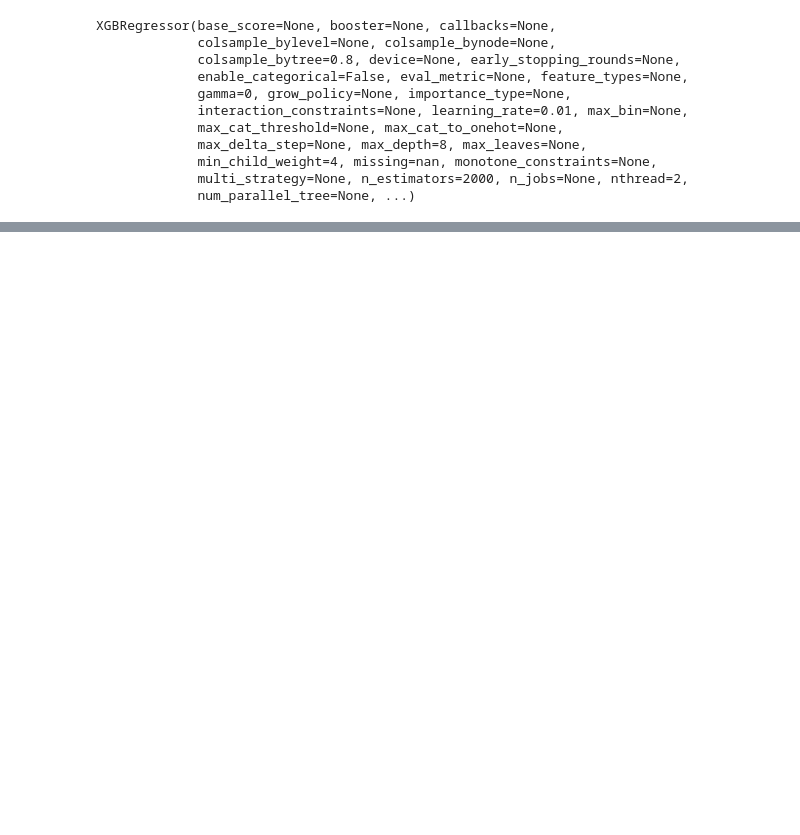
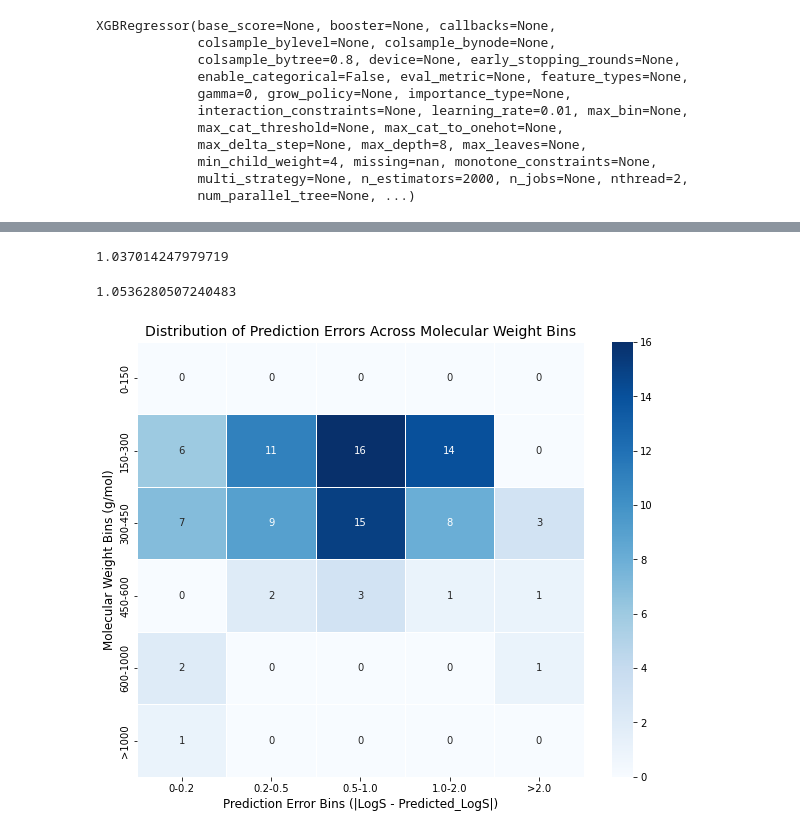
Before and after one commit to ComPlat/water-solubility-prediction, a Jupyter notebook: Notebook/JCIM_test.ipynb, the cells around one changed output, grey strips where cells are left out. Cells and saved outputs as stored; diff of their text form; code cells hidden in the pictures; blank space fills up the shorter version.

```diff
--- a/Notebook/JCIM_test.ipynb
+++ b/Notebook/JCIM_test.ipynb
@@ -516,5 +527,8 @@ combined_df = pd.concat([df125, df128, df7, df38], axis=1)
 # %%
 y_train=train_set['LogS']
+# %%
+y_set1=df_set1['LogS']
+y_set2=df_set2['LogS']
 # %%
 SMILES_test1=df_set1.smiles_canon
 SMILES_test2=df_set2.smiles_canon
@@ -605,3 +716,0 @@ array([-1.3727082, -9.061896 , -5.5769315, -2.0957947, -6.067071 ,
-# %%
-df_set1['Prediction']=pred_xgb1
-df_set2['Prediction']=pred_xgb2
@@ -628 +717,22 @@ df_set2
+# %%
+### Predicting on test data set1
+y_test_pred_set1 = model.predict(df_test1)
+### Predicting on test data set1
+y_test_pred_set2 = model.predict(df_test2)
+# %%
+### Calculation of RMSE for set 1
+rmse_set1 = np.sqrt(mean_squared_error(y_set1, y_test_pred_set1))
+print(rmse_set1)
+# %% [output]
+1.037014247979719
+# %%
+### Calculation of RMSE for set 2
+rmse_set2 = np.sqrt(mean_squared_error(y_set2, y_test_pred_set2))
+print(rmse_set2)
+# %% [output]
+1.0536280507240483
+# %%
+### Adding the predicted values in dataframe set1 and set 2
+df_set1['Predicted_LogS']=y_test_pred_set1
+df_set2['Predicted_LogS']=y_test_pred_set2
 # %%
@@ -638,0 +749,36 @@ df_set2['MW'] = df_set2['SMILES'].apply(calc_mol_weight)
+# %%
+import matplotlib.pyplot as plt
+import seaborn as sns
+import pandas as pd
+import numpy as np
+
+# Assuming you have the dataframe `df` with columns: 'Molecular_Weight', 'Error'
+
+# Define bins for Molecular Weight (g/mol)
+mw_bins = [0, 150, 300, 450, 600, 1000, np.inf]
+mw_labels = ["0-150", "150-300", "300-450", "450-600", "600-1000", ">1000"]
+
+# Define bins for Prediction Error (|LogS - Predicted_LogS|)
+error_bins = [0, 0.2, 0.5, 1.0, 2.0, np.inf]
+error_labels = ["0-0.2", "0.2-0.5", "0.5-1.0", "1.0-2.0", ">2.0"]
+
+# Assign bins to the DataFrame
+df_set1["MW_Bin"] = pd.cut(df_set1["MW"], bins=mw_bins, labels=mw_labels)
+df_set1["Error_Bin"] = pd.cut(df_set1["Error"], bins=error_bins, labels=error_labels)
+
+# Create a pivot table to count the occurrences
+heatmap_data = df_set1.groupby(["MW_Bin", "Error_Bin"]).size().unstack().fillna(0)
+
+# Plotting the heatmap
+plt.figure(figsize=(10, 8))
+sns.heatmap(heatmap_data, annot=True, cmap="Blues", fmt="d", linewidths=0.5)
+
+# Adding labels and title
+plt.title("Distribution of Prediction Errors Across Molecular Weight Bins", fontsize=14)
+plt.xlabel("Prediction Error Bins (|LogS - Predicted_LogS|)", fontsize=12)
+plt.ylabel("Molecular Weight Bins (g/mol)", fontsize=12)
+
+# Show the plot
+plt.show()
+# %% [output]
+[figure, added]
```
Also changed, not shown: parts of 27 cells of this notebook.
